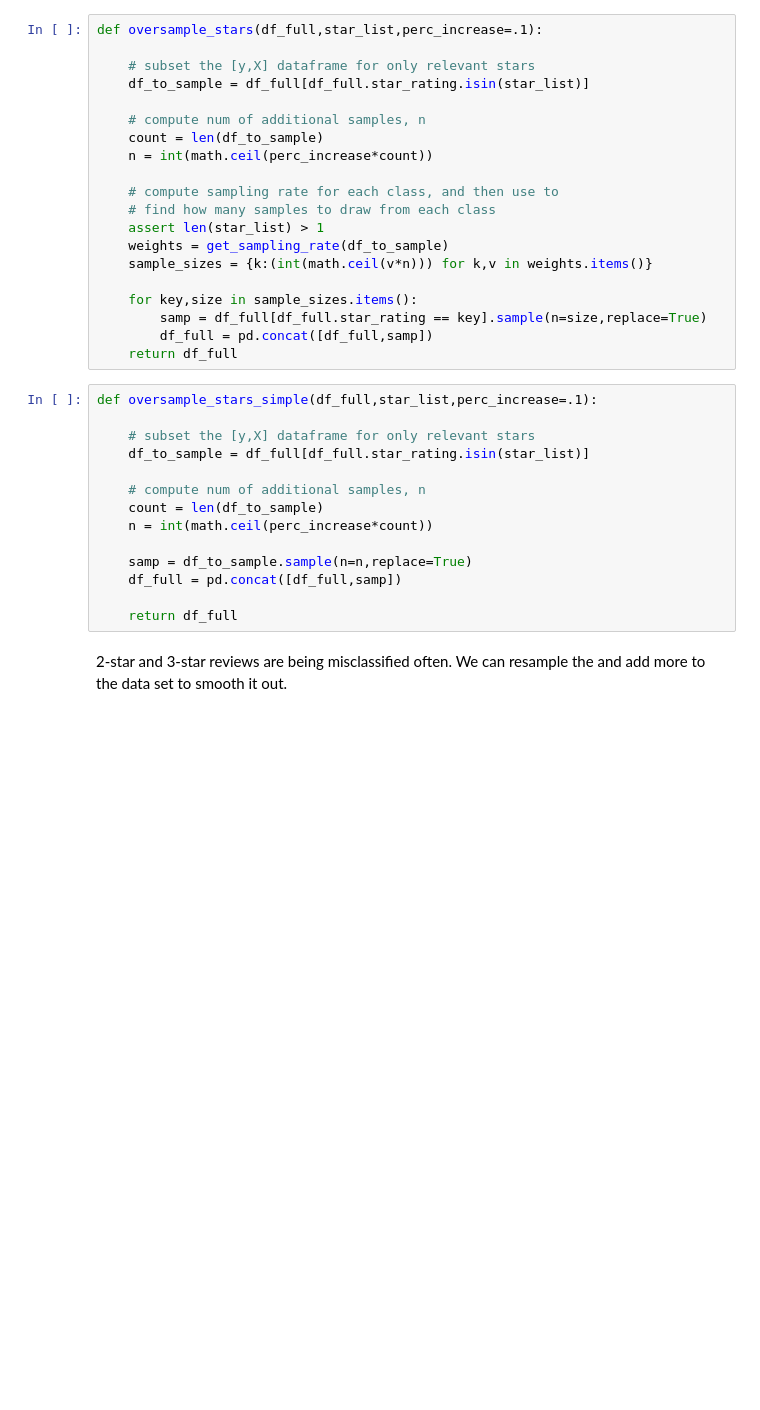
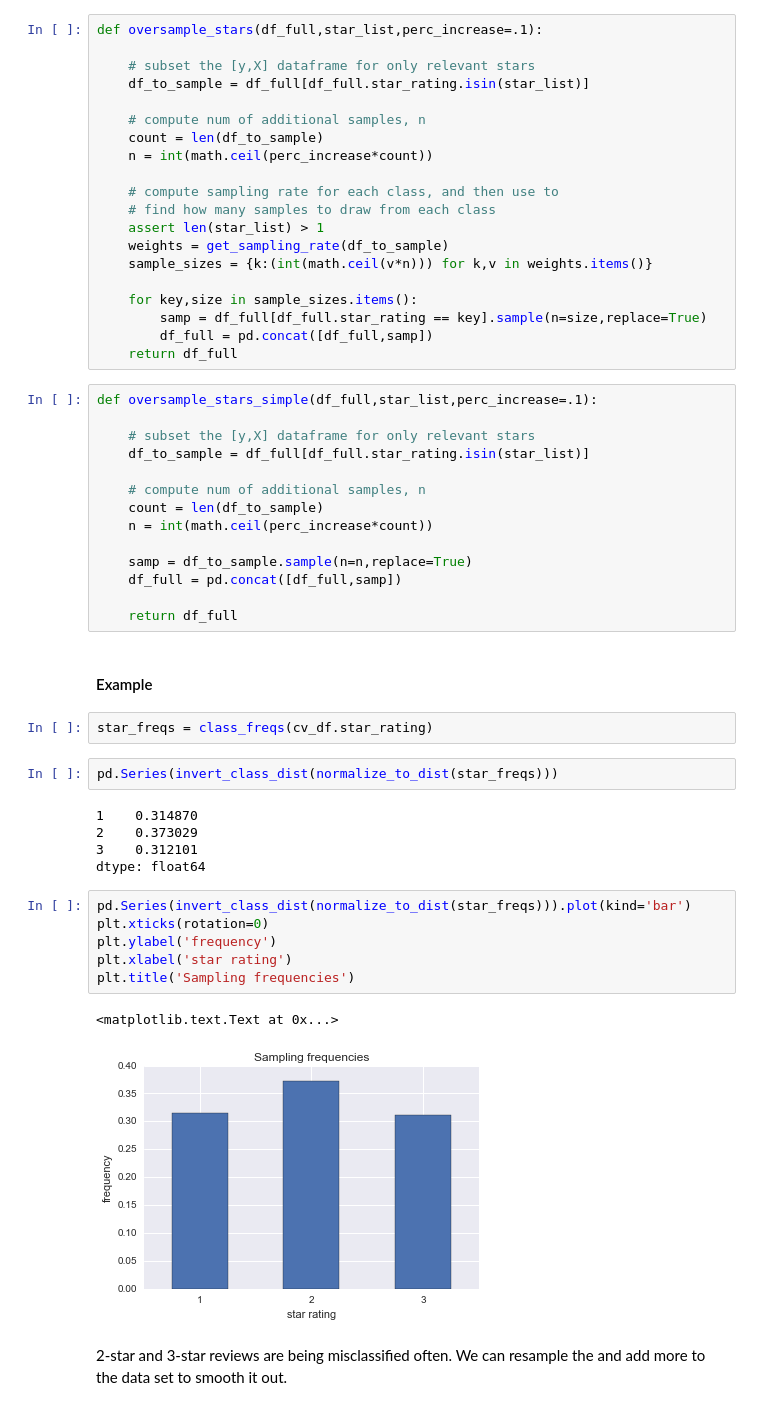
Before and after one commit to jstnstwrt/yelp-data-challenge, a Jupyter notebook: model_selection.ipynb, the cells around one changed output. Drawn from its saved outputs; the diff is of its cells as text; blank space fills up the shorter version.

```diff
--- a/model_selection.ipynb
+++ b/model_selection.ipynb
@@ -152,6 +154,26 @@ def oversample_stars_simple(df_full,star_list,perc_increase=.1):
     df_full = pd.concat([df_full,samp])
 
     return df_full
+# %% [markdown]
+#### Example
+# %%
+star_freqs = class_freqs(cv_df.star_rating)
+# %%
+pd.Series(invert_class_dist(normalize_to_dist(star_freqs)))
+# %% [output]
+1    0.314870
+2    0.373029
+3    0.312101
+dtype: float64
+# %%
+pd.Series(invert_class_dist(normalize_to_dist(star_freqs))).plot(kind='bar')
+plt.xticks(rotation=0)
+plt.ylabel('frequency')
+plt.xlabel('star rating')
+plt.title('Sampling frequencies')
+# %% [output]
+<matplotlib.text.Text at 0x...>
+[figure, added]
 # %% [markdown]
 2-star and 3-star reviews are being misclassified often. We can resample the and add more to the data set to smooth it out.
 # %% [markdown]
```
Also changed, not shown: parts of 13 cells of this notebook.
